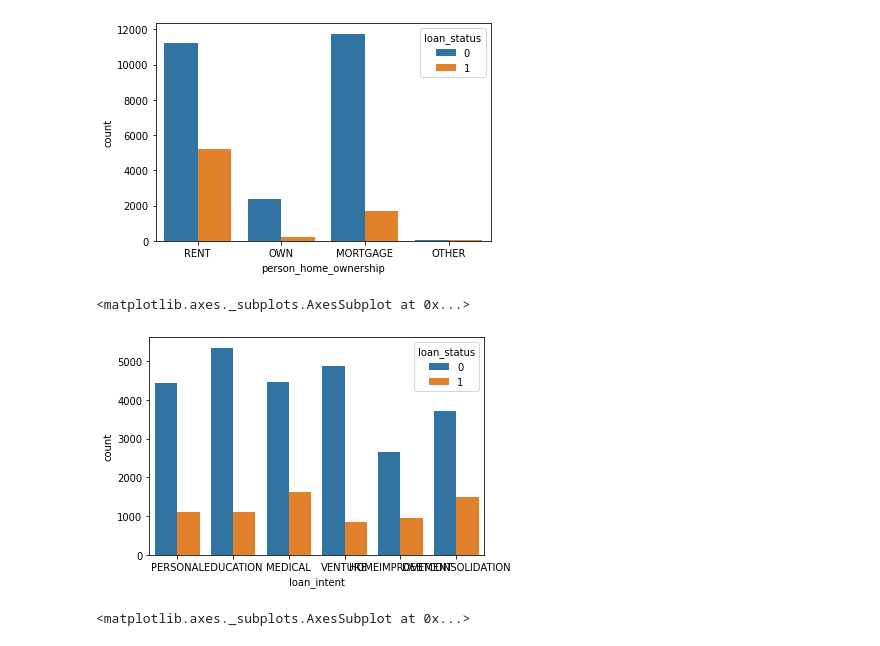
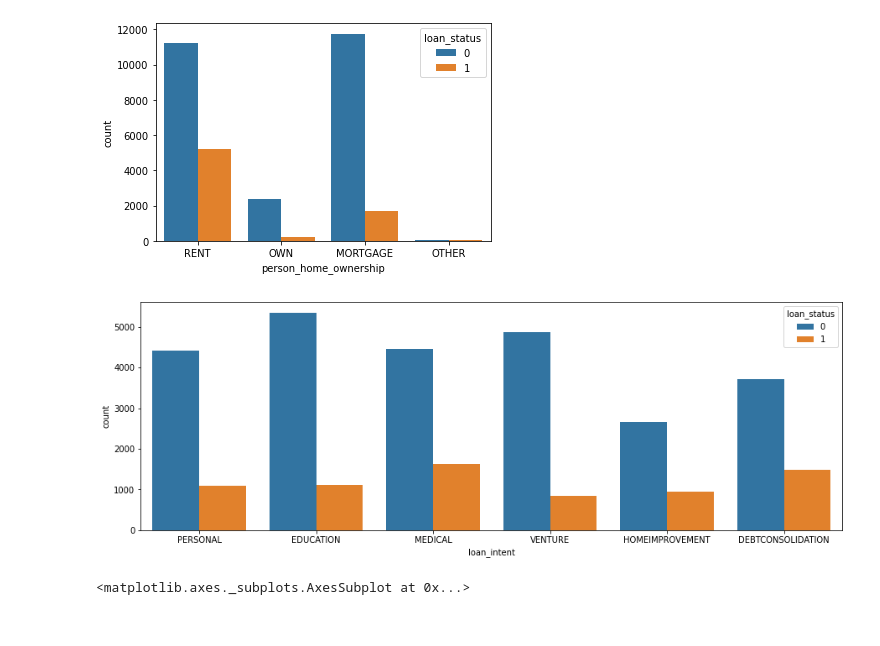
Before and after one commit to CastilloGabriela/Hands-On-Data-Preprocessing-in-Python, a Jupyter notebook: Actividad4EDA.ipynb, the cells around one changed output. Cells and saved outputs as stored; diff of their text form; code cells hidden in the pictures.

```diff
--- a/Actividad4EDA.ipynb
+++ b/Actividad4EDA.ipynb
@@ -378,10 +379,10 @@ sns.countplot(data=df, x="person_home_ownership", hue = 'loan_status')
 <matplotlib.axes._subplots.AxesSubplot at 0x...>
 [figure]
 # %%
-sns.countplot(data=df, x="loan_intent", hue = 'loan_status')
+plt.figure(figsize=(15,5))
+a=sns.countplot(data=df, x="loan_intent", hue = 'loan_status')
 # %% [output]
-<matplotlib.axes._subplots.AxesSubplot at 0x...>
-[figure, old version]
+[figure, new version]
 # %%
 sns.countplot(data=df, x="loan_grade", hue = 'loan_status')
 # %% [output]
```
Also changed, not shown: parts of 1 cell of this notebook.
